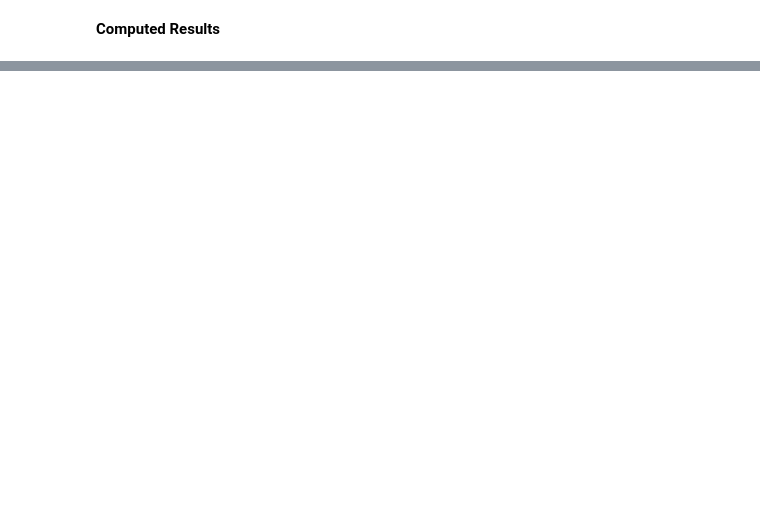
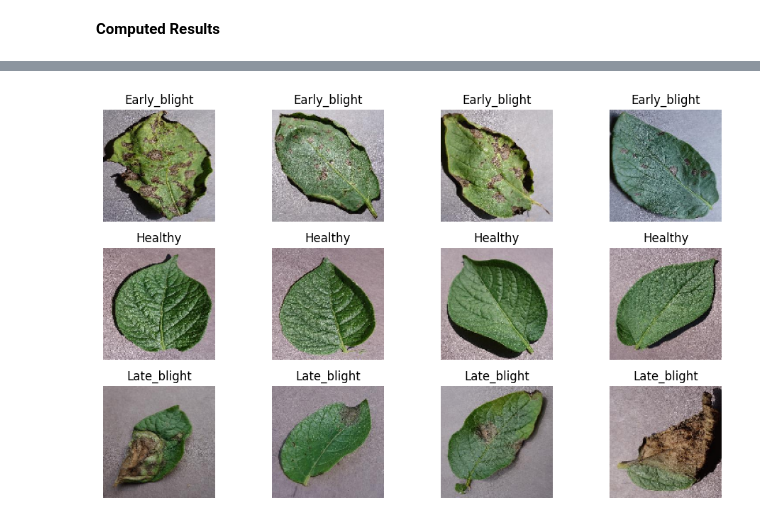
Before and after one commit to asheta66/CNN, a Jupyter notebook: Potato_leaf_model_A.ipynb, the cells around one changed output, grey strips where cells are left out. Drawn from its saved outputs; the diff is of its cells as text; code cells hidden in the pictures; blank space fills up the shorter version.

```diff
--- a/Potato_leaf_model_A.ipynb
+++ b/Potato_leaf_model_A.ipynb
@@ -180,0 +182,34 @@ plot_confusion_matrices(cm_train, cm_test, classes)
+# %%
+import matplotlib.pyplot as plt
+
+# Create a dictionary to track how many samples have been collected per class
+samples_per_class = {cls: 0 for cls in classes}
+max_samples = 4
+
+# Store selected images and labels
+selected_images = []
+selected_labels = []
+
+# Loop through dataset to collect images
+for img, label in zip(X, y):
+    class_name = list(label_map.keys())[list(label_map.values()).index(label)]
+    if samples_per_class[class_name] < max_samples:
+        selected_images.append(img)
+        selected_labels.append(class_name)
+        samples_per_class[class_name] += 1
+    if all(count == max_samples for count in samples_per_class.values()):
+        break
+
+# ✅ Plot the 12 subplots (4 per class)
+plt.figure(figsize=(10, 6))
+for i in range(len(selected_images)):
+    plt.subplot(3, 4, i + 1)
+    plt.imshow(selected_images[i])
+    plt.title(selected_labels[i])
+    plt.axis('off')
+
+plt.tight_layout()
+plt.savefig("sample_images_per_class.png")
+plt.show()
+# %% [output]
+[figure, added]
```
Also changed, not shown: parts of 6 cells of this notebook.
